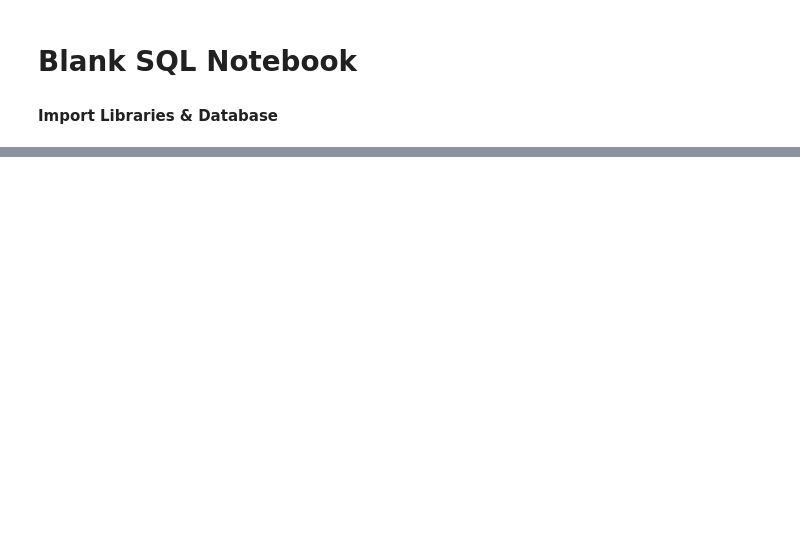
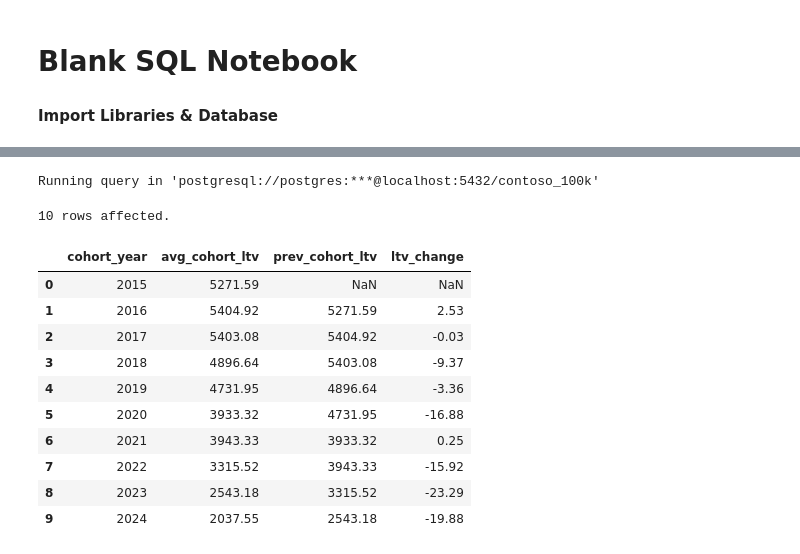
Before and after one commit to sandu17767/project_sql_data_jobs, a Jupyter notebook: Resources/Blank_SQL_Notebook.ipynb, the cells around one changed output, grey strips where cells are left out. Drawn from its saved outputs; the diff is of its cells as text; code cells hidden in the pictures; blank space fills up the shorter version.

```diff
--- a/Resources/Blank_SQL_Notebook.ipynb
+++ b/Resources/Blank_SQL_Notebook.ipynb
@@ -319,0 +58,51 @@ Running query in 'postgresql://postgres:***@localhost:5432/contoso_100k'
+# %%
+%%sql
+
+WITH yearly_cohort AS (
+    SELECT
+        customerkey,
+        EXTRACT(YEAR FROM MIN(orderdate)) AS cohort_year,
+        SUM(quantity * netprice * exchangerate) AS total_customer_net_revenue
+    FROM sales
+    GROUP BY
+        customerkey
+),
+
+cohort_summary AS (
+    SELECT
+        cohort_year,
+        customerkey,
+       total_customer_net_revenue AS customer_ltv,
+        AVG(total_customer_net_revenue) OVER (PARTITION BY cohort_year) AS avg_cohort_ltv-- Added
+    FROM yearly_cohort
+),
+
+cohort_final AS (
+    SELECT DISTINCT
+        cohort_year,
+        avg_cohort_ltv
+    FROM cohort_summary
+    ORDER BY
+        cohort_year
+)
+
+SELECT
+    *,
+    LAG(avg_cohort_ltv) OVER (ORDER BY cohort_year) AS prev_cohort_ltv,
+    100 * (avg_cohort_ltv - LAG(avg_cohort_ltv) OVER (ORDER BY cohort_year)) /
+        LAG(avg_cohort_ltv) OVER (ORDER BY cohort_year) AS ltv_change
+FROM cohort_final
+# %% [output]
+Running query in 'postgresql://postgres:***@localhost:5432/contoso_100k'
+10 rows affected.
+|  | cohort_year | avg_cohort_ltv | prev_cohort_ltv | ltv_change |
+| 0 | 2015 | 5271.59 | NaN | NaN |
+| 1 | 2016 | 5404.92 | 5271.59 | 2.53 |
+| 2 | 2017 | 5403.08 | 5404.92 | -0.03 |
+| 3 | 2018 | 4896.64 | 5403.08 | -9.37 |
+| 4 | 2019 | 4731.95 | 4896.64 | -3.36 |
+| 5 | 2020 | 3933.32 | 4731.95 | -16.88 |
+| 6 | 2021 | 3943.33 | 3933.32 | 0.25 |
+| 7 | 2022 | 3315.52 | 3943.33 | -15.92 |
+| 8 | 2023 | 2543.18 | 3315.52 | -23.29 |
+| 9 | 2024 | 2037.55 | 2543.18 | -19.88 |
```
Also changed, not shown: parts of 13 cells of this notebook.
